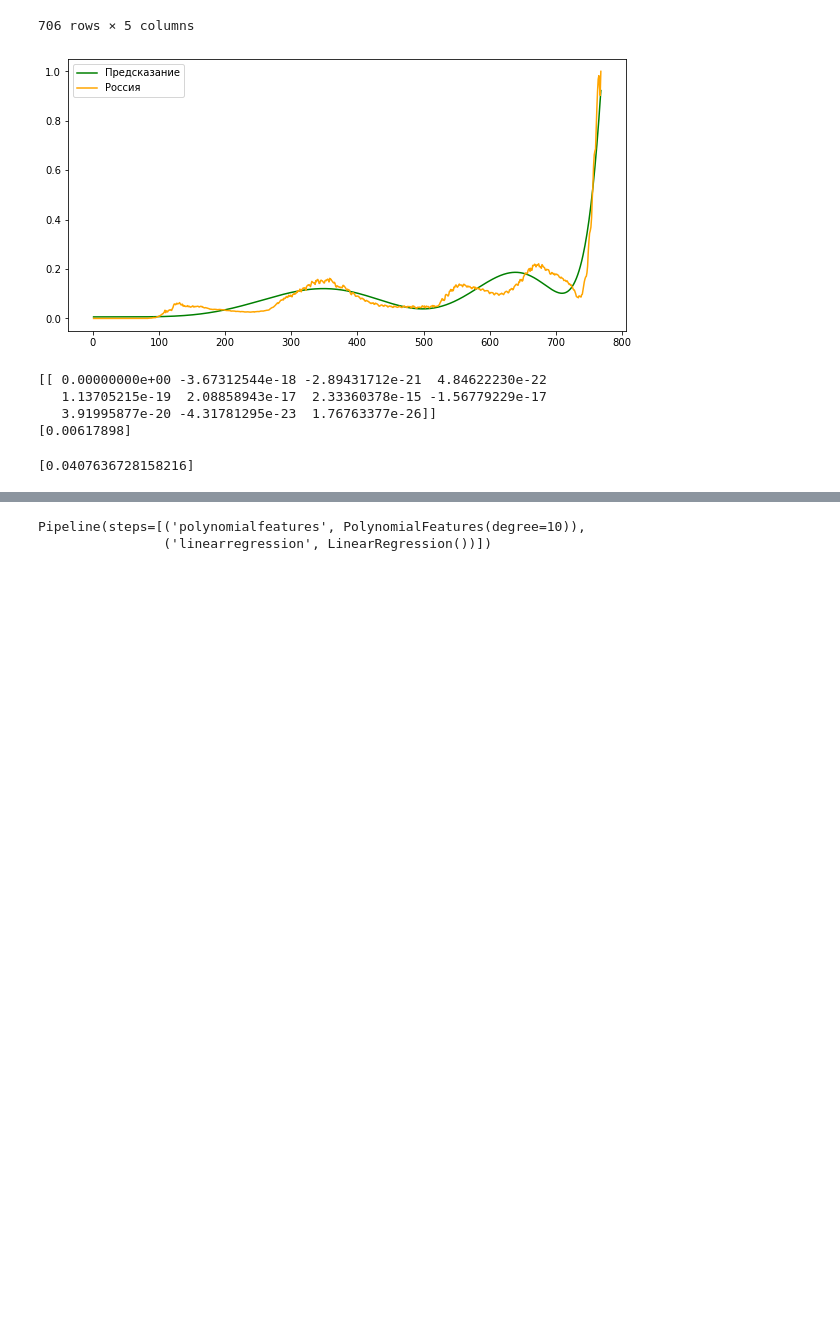
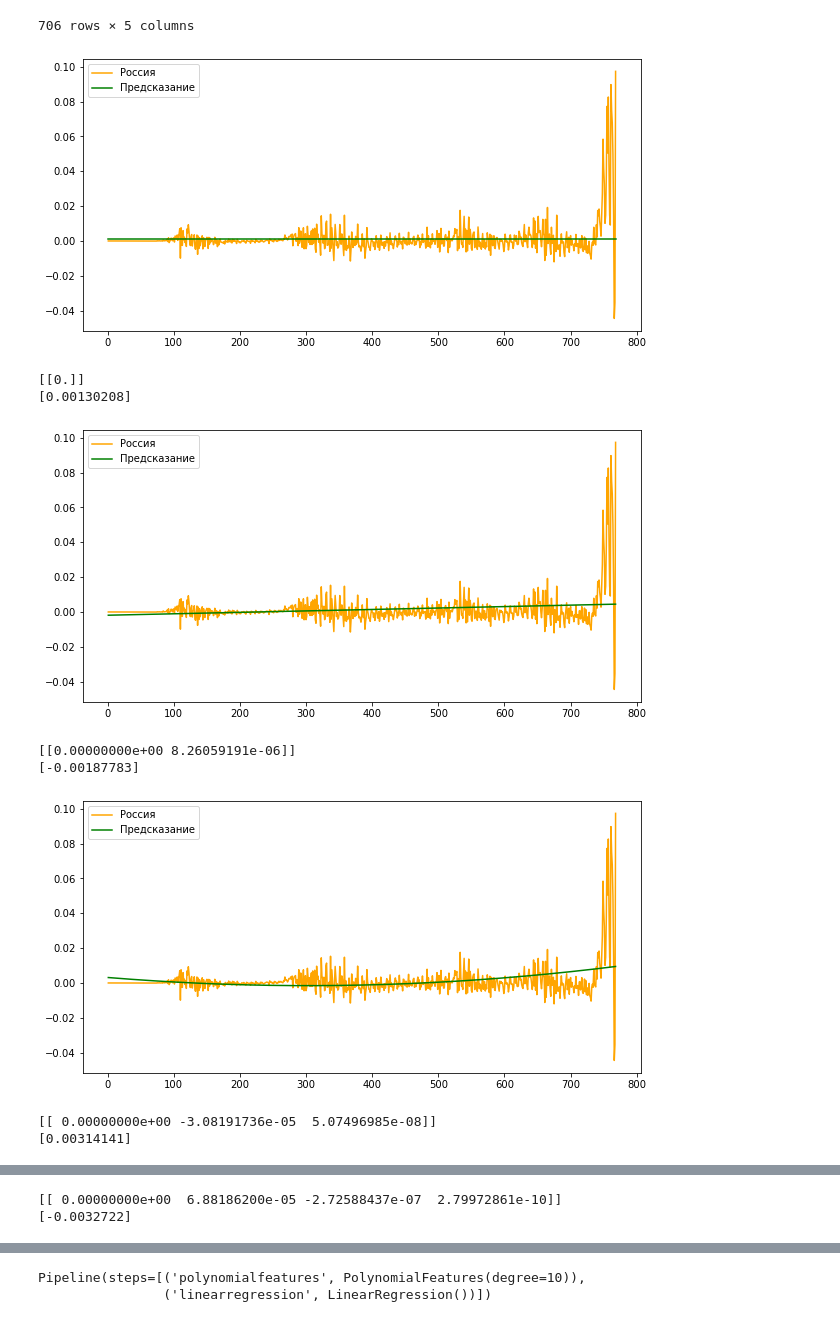
Before and after one commit to ZelshaR/Project, a Jupyter notebook: NoteBooks/Predict.ipynb, the cells around one changed output, grey strips where cells are left out. Drawn from its saved outputs; the diff is of its cells as text; code cells hidden in the pictures; blank space fills up the shorter version.

```diff
--- a/NoteBooks/Predict.ipynb
+++ b/NoteBooks/Predict.ipynb
@@ -39,6 +39,10 @@ del dfdsr['Unnamed: 0']
 dfcsr = pd.read_csv('https://raw.githubusercontent.com/ZelshaR/Project/main/NoteBooks/CSVs/newdfcsr.csv')
 dfcsr.index = dfcsr['Unnamed: 0'].values
 del dfcsr['Unnamed: 0']
+
+delta = pd.read_csv('https://raw.githubusercontent.com/ZelshaR/Project/main/NoteBooks/CSVs/delta.csv')
+delta.index = delta['Unnamed: 0'].values
+del delta['Unnamed: 0']
 # %%
 #corlist = dfc.columns
 #dfcsr = dfc.copy(deep=True)
@@ -58,8 +62,8 @@ del dfcsr['Unnamed: 0']
 a = np.concatenate((dfcsr['United Kingdom'].values, dfcsr['Georgia'].values, dfcsr['Belarus'].values, dfcsr['Lithuania'].values, dfcsr['Europe'].values), axis = 0)
 #yaxis = a.reshape(6,706)
 # %%
-yaxis = dfcsr['Russia'].values
-xaxis = [i for i in range(1,len(dfcsr) + 1)]
+yaxis = delta['Russia'].values
+xaxis = [i for i in range(1,len(delta) + 1)]
 # %%
 #lol
 # %% [output]
@@ -110,7 +114,7 @@ array([[  1.],
        [705.],
        [706.]])
 # %%
-g = np.reshape(dfcsr.index, (-1, 1))
+g = np.reshape(delta.index, (-1, 1))
 # %%
 cd.index
 # %% [output]
@@ -134,40 +138,43 @@ dfcsr[['Russia', 'United Kingdom', 'Belarus', 'Georgia', 'Europe']]
 # %%
 rmses = []
 #enumerate = [i for i in range(10)]
-enumerate = [10]
+enumerate = [0,1,2,3,4,5,6,7,8,9,10,11,12]
 
 for i in enumerate:
     p = PolynomialFeatures(i, include_bias=True)
 
     xaxis_poly = p.fit_transform(g)
 
-    lr.fit(xaxis_poly, dfcsr[['Russia']])
+    lr.fit(xaxis_poly, delta[['Russia']])
 
     xaxis_ = np.linspace(g.min(0), g.max(0), 768).reshape(768,1)
     y_pred_lr = lr.predict(p.transform(xaxis_))
-    poly_mse = mean_squared_error(dfcsr[['Russia']], y_pred_lr)
+    poly_mse = mean_squared_error(delta[['Russia']], y_pred_lr)
     poly_rmse = np.sqrt(poly_mse)
     rmses.append(poly_rmse)
     plt.figure(figsize=(10,5))
 #    plt.scatter(xaxis, yaxis, label='Данные для тренировки') #не вижу смысла проставлять точки, ибо они просто будут накладываться на кривую
+    plt.plot(xaxis, yaxis, label='Россия', c='orange')
     plt.plot(xaxis, y_pred_lr, label='Предсказание', c='green')
-    plt.plot(xaxis, yaxis, label='Россия', c='orange')
 #    plt.plot(xaxis, dfcsr['United Kingdom'].values, label='Англия', c='red')
 #    plt.plot
 #    plt.plot
 #    plt.plot
 #    plt.plot
     plt.legend()
     plt.show()
     #print(p.fit_transform(xaxis_))
     modelo = make_pipeline(p, lr)
     print(modelo.steps[1][1].coef_)
     print(modelo.steps[1][1].intercept_)
 rmses
 # %% [output]
-[figure, old version]
+[figure, new version]
-[[ 0.00000000e+00 -3.67312544e-18 -2.89431712e-21  4.84622230e-22
-   1.13705215e-19  2.08858943e-17  2.33360378e-15 -1.56779229e-17
-   3.91995877e-20 -4.31781295e-23  1.76763377e-26]]
-[0.00617898]
+[[0.]]
+[0.00130208]
+[figure, added]
-[0.0407636728158216]
+[[0.00000000e+00 8.26059191e-06]]
+[-0.00187783]
+[figure, added]
+[[ 0.00000000e+00 -3.08191736e-05  5.07496985e-08]]
+[0.00314141]
@@ -173,0 +182,2 @@ rmses
+[[ 0.00000000e+00  6.88186200e-05 -2.72588437e-07  2.79972861e-10]]
+[-0.0032722]
```
Also changed, not shown: parts of 3 cells of this notebook, 6 other files.
